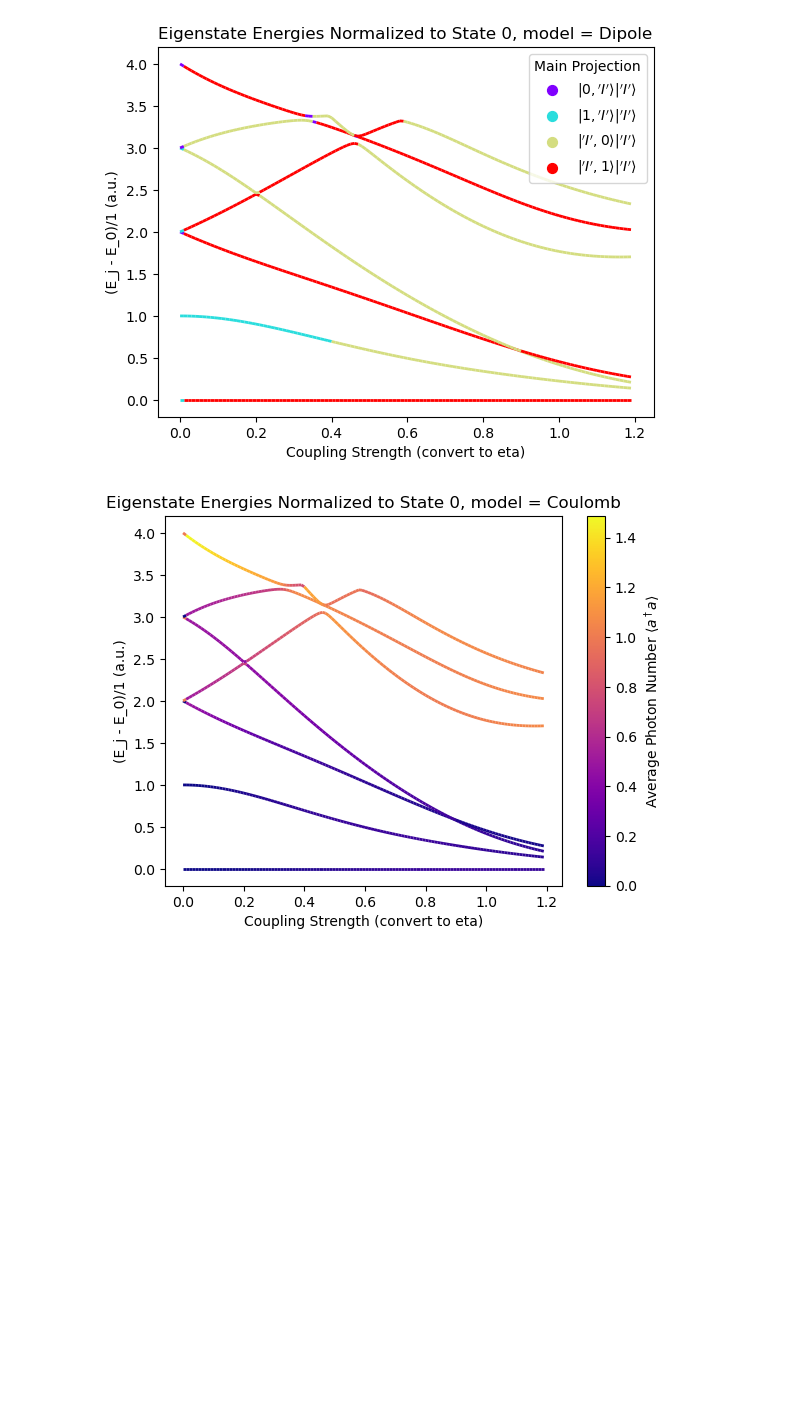
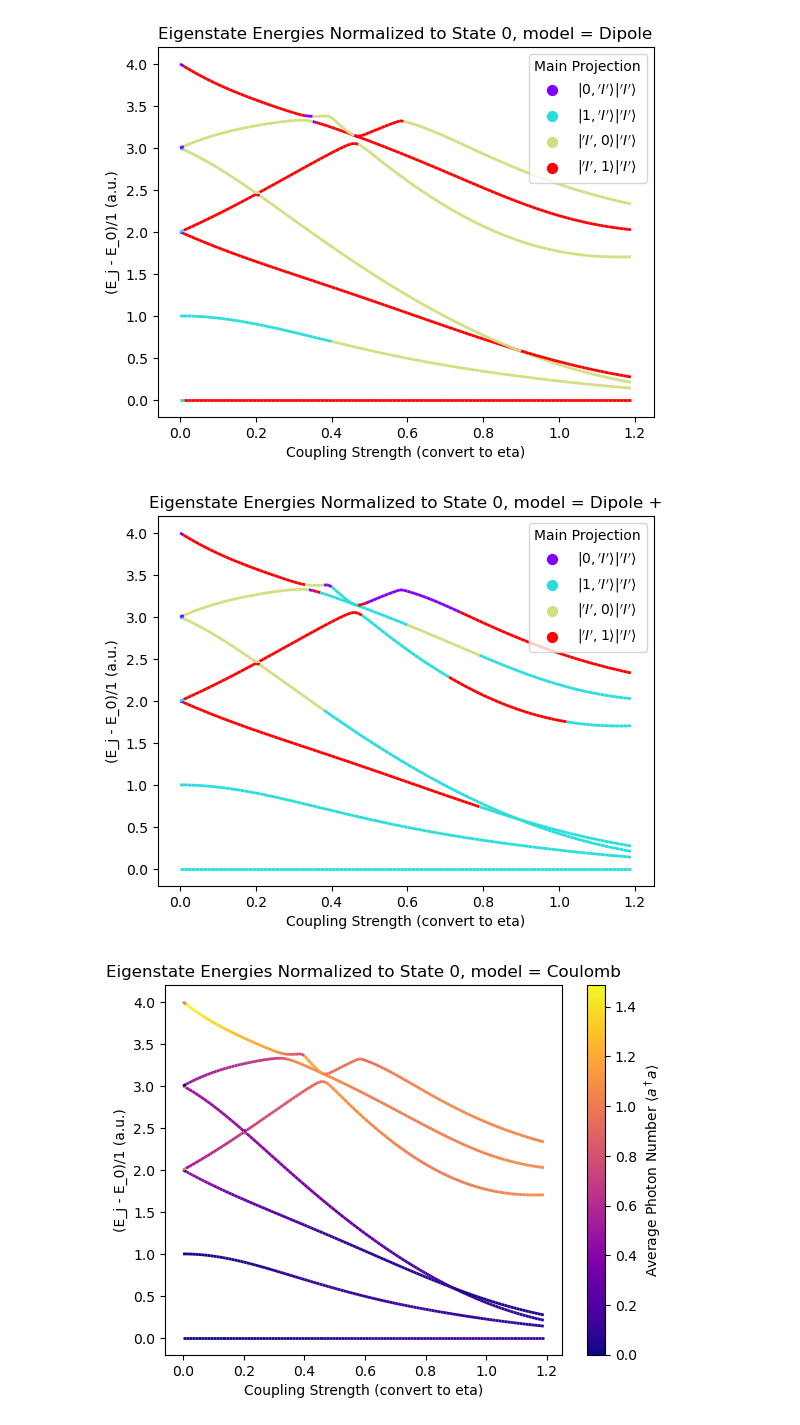
Before and after one commit to ADam1an1/mls_proj, a Jupyter notebook: dicke_model/rep_fig4_invariant.ipynb, the cells around one changed output. Saved outputs shown, nothing was run; the diff lists cells and outputs as text; code cells hidden in the pictures; blank space fills up the shorter version.

```diff
--- a/dicke_model/rep_fig4_invariant.ipynb
+++ b/dicke_model/rep_fig4_invariant.ipynb
@@ -95,6 +98,16 @@ plot_domstate(systems_dipole_pzw, [i for i in range(eigenstates)], mini, maxi, s
 # %% [output]
 [figure]
 [figure]
+# %%
+# plot_polaritons(systems_dipole_plus, [i for i in range(eigenstates)], mini, maxi, step,
+#               omega=1, norm_state = 0,
+#                 xlabel = "Coupling Strength (convert to eta)", model="Dipole +", cmap='plasma')
+
+plot_domstate(systems_dipole_plus, [i for i in range(eigenstates)], mini, maxi, step,
+              omega=1, norm_state = 0,
+                 xlabel = "Coupling Strength (convert to eta)", model="Dipole +", cmap='rainbow')
+# %% [output]
+[figure, added]
 # %%
 plot_polaritons(systems_coulomb, [i for i in range(eigenstates)], mini, maxi, step,
               omega=1, norm_state = 0,
```
Also changed, not shown: parts of 3 cells of this notebook, 20 other files.
